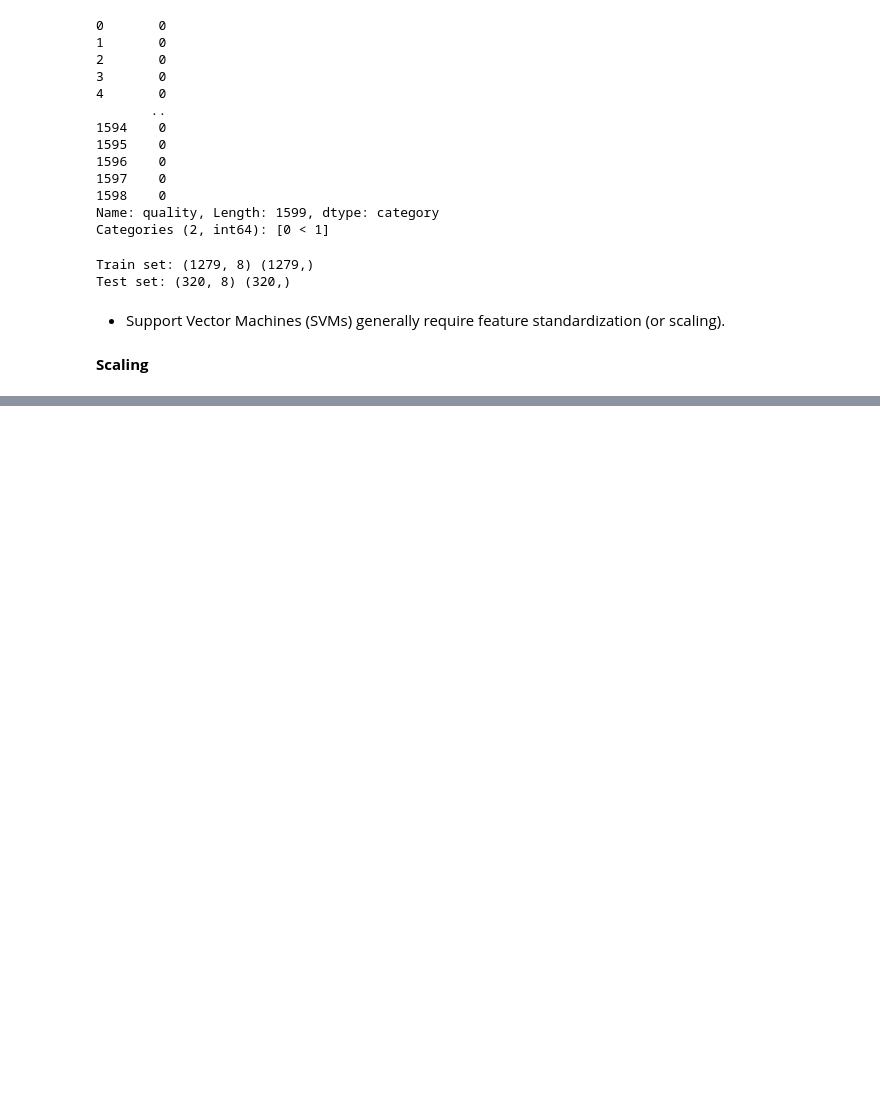
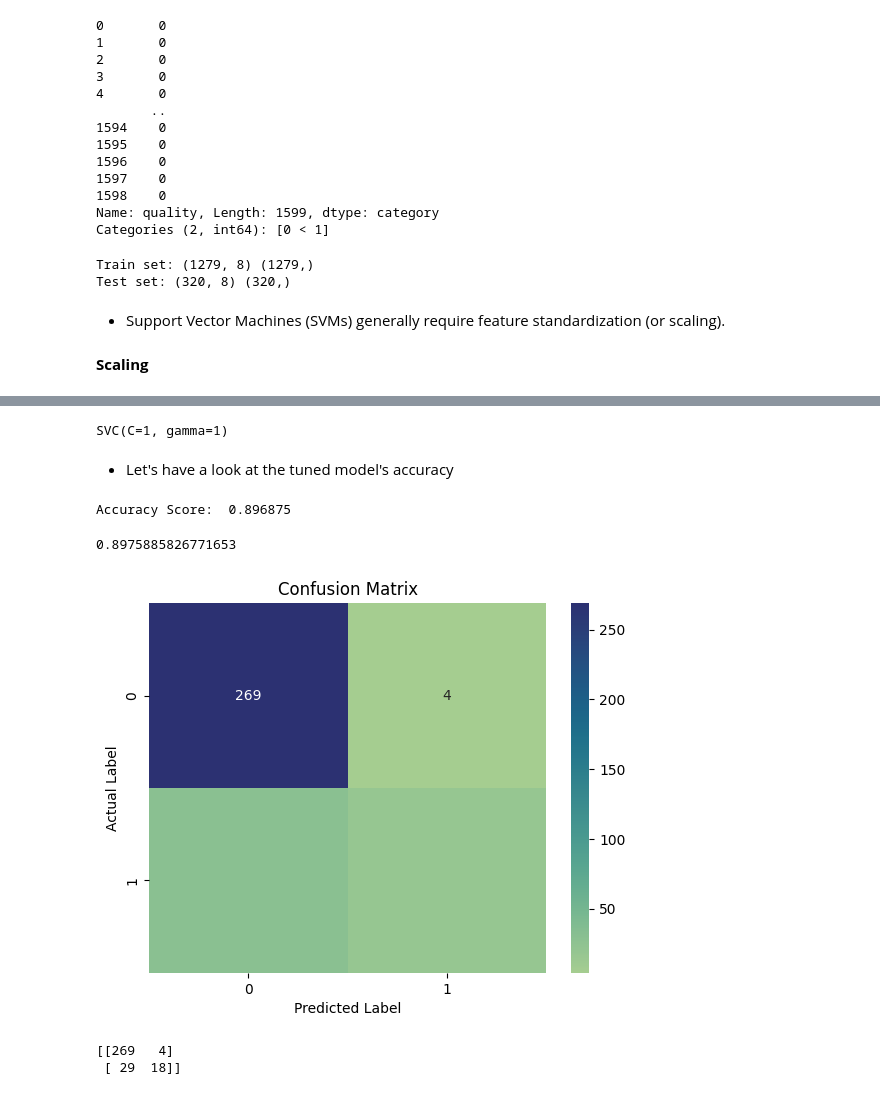
Before and after one commit to AtRealMasterLuke/WineQuality-SVM, a Jupyter notebook: Red Wine Quality - SVM.ipynb, the cells around one changed output, grey strips where cells are left out. Drawn from its saved outputs; the diff is of its cells as text; code cells hidden in the pictures; blank space fills up the shorter version.

Commit message:
Hyperparameter optimization
{'C': 1, 'gamma': 1, 'kernel': 'rbf'}

```diff
--- a/Red Wine Quality - SVM.ipynb
+++ b/Red Wine Quality - SVM.ipynb
@@ -356,0 +467,3 @@ X_test = scaler.transform(X_test)
+# %%
+#fit the model
+svc_cv_model.fit(X_train, y_train)
@@ -356,0 +480,37 @@ X_test = scaler.transform(X_test)
+# %%
+svc_tuned = SVC(C = 1, gamma = 1, kernel = 'rbf')
+# %%
+#Train the tuned model
+svc_tuned.fit(X_train, y_train)
+# %% [output]
+SVC(C=1, gamma=1)
+# %%
+#Test the tuned model
+y_pred = svc_tuned.predict(X_test)
+# %% [markdown]
+- Let's have a look at the tuned model's accuracy
+# %%
+print("Accuracy Score: ",accuracy_score(y_test, y_pred))
+# %% [output]
+Accuracy Score:  0.896875
+# %%
+# Perform k-fold cross-validation on the decision tree model (dt_tuned) using the training data (X_train, y_train), with cv=10 indicating 10-fold cross-validation.
+cv_scores = cross_val_score(estimator = svc_tuned, X = X_train, y = y_train, cv = 10)
+# Calculate the average accuracy across all 10 validation runs.
+cv_scores.mean()
+# %% [output]
+0.8975885826771653
+# %%
+cnf_matrix = confusion_matrix(y_test, y_pred)
+sns.heatmap(cnf_matrix, annot = True, cmap = "crest", fmt = 'd')
+plt.xlabel("Predicted Label")
+plt.ylabel("Actual Label")
+plt.title("Confusion Matrix")
+plt.show()
+# %% [output]
+[figure, added]
+# %%
+print(confusion_matrix(y_test, y_pred))
+# %% [output]
+[[269   4]
+ [ 29  18]]
```
Also changed, not shown: parts of 32 cells of this notebook.
